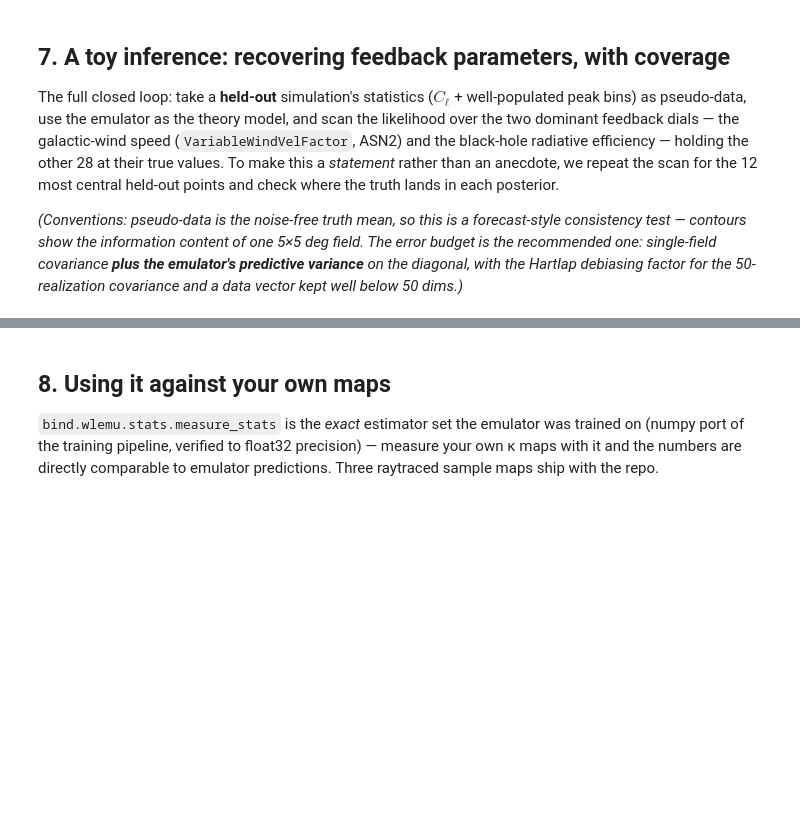
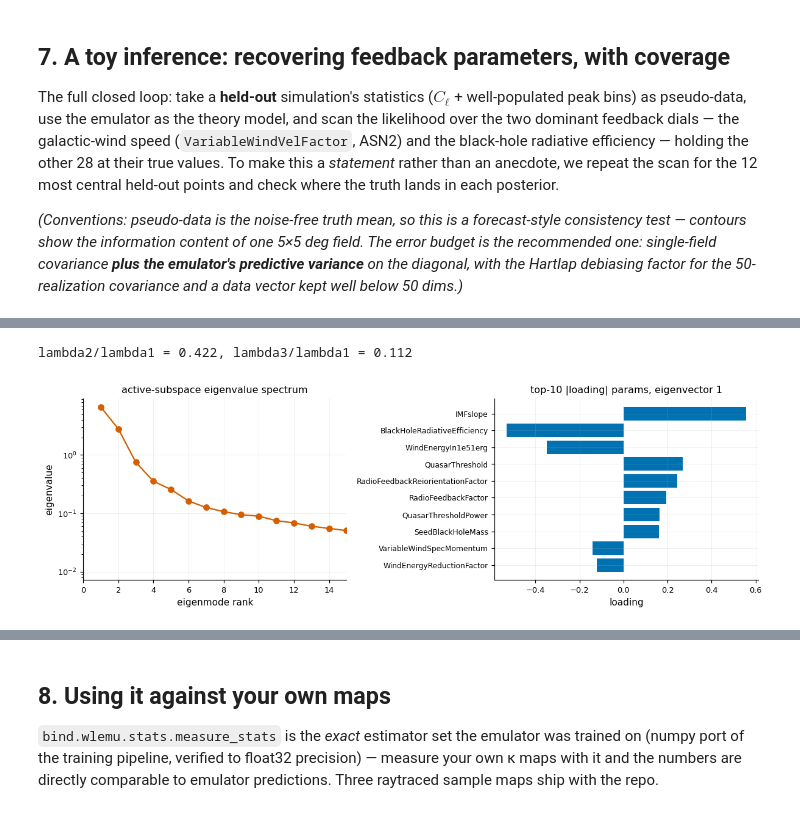
Before and after one commit to Maxelee/BIND, a Jupyter notebook: examples/wlemu_tutorial.ipynb, the cells around one changed output, grey strips where cells are left out. Drawn from its saved outputs; the diff is of its cells as text; code cells hidden in the pictures; blank space fills up the shorter version.

```diff
--- a/examples/wlemu_tutorial.ipynb
+++ b/examples/wlemu_tutorial.ipynb
@@ -512,0 +515,23 @@ data dims: 27 (Cl 18 + peaks 9), Hartlap factor 0.43
+# %%
+from bind.wlemu.analysis import (active_subspace, rotate_to_physical_axes,
+                                  reduced_grid_theta, gaussian_chi2)
+
+zi = 1
+sub = active_subspace(emu, z_idx=zi)
+evals, evecs = sub["eigenvalues"], sub["eigenvectors"]
+print(f"lambda2/lambda1 = {evals[1] / evals[0]:.3f}, "
+      f"lambda3/lambda1 = {evals[2] / evals[0]:.3f}")
+
+fig, axes = plt.subplots(1, 2, figsize=(11, 3.6))
+axes[0].semilogy(np.arange(1, len(evals) + 1), evals, "o-", color=C_EMU)
+axes[0].set(xlabel="eigenmode rank", ylabel="eigenvalue",
+            title="active-subspace eigenvalue spectrum", xlim=(0, 15))
+top = np.argsort(-np.abs(evecs[:, 0]))[:10]
+axes[1].barh(range(10), evecs[top, 0][::-1], color=C_ALT)
+axes[1].set_yticks(range(10))
+axes[1].set_yticklabels(np.array(emu.param_names)[top][::-1], fontsize=8)
+axes[1].set(xlabel="loading", title="top-10 |loading| params, eigenvector 1")
+fig.tight_layout()
+# %% [output]
+lambda2/lambda1 = 0.422, lambda3/lambda1 = 0.112
+[figure, added]
```
Also changed, not shown: parts of 11 cells of this notebook, 5 other files.
